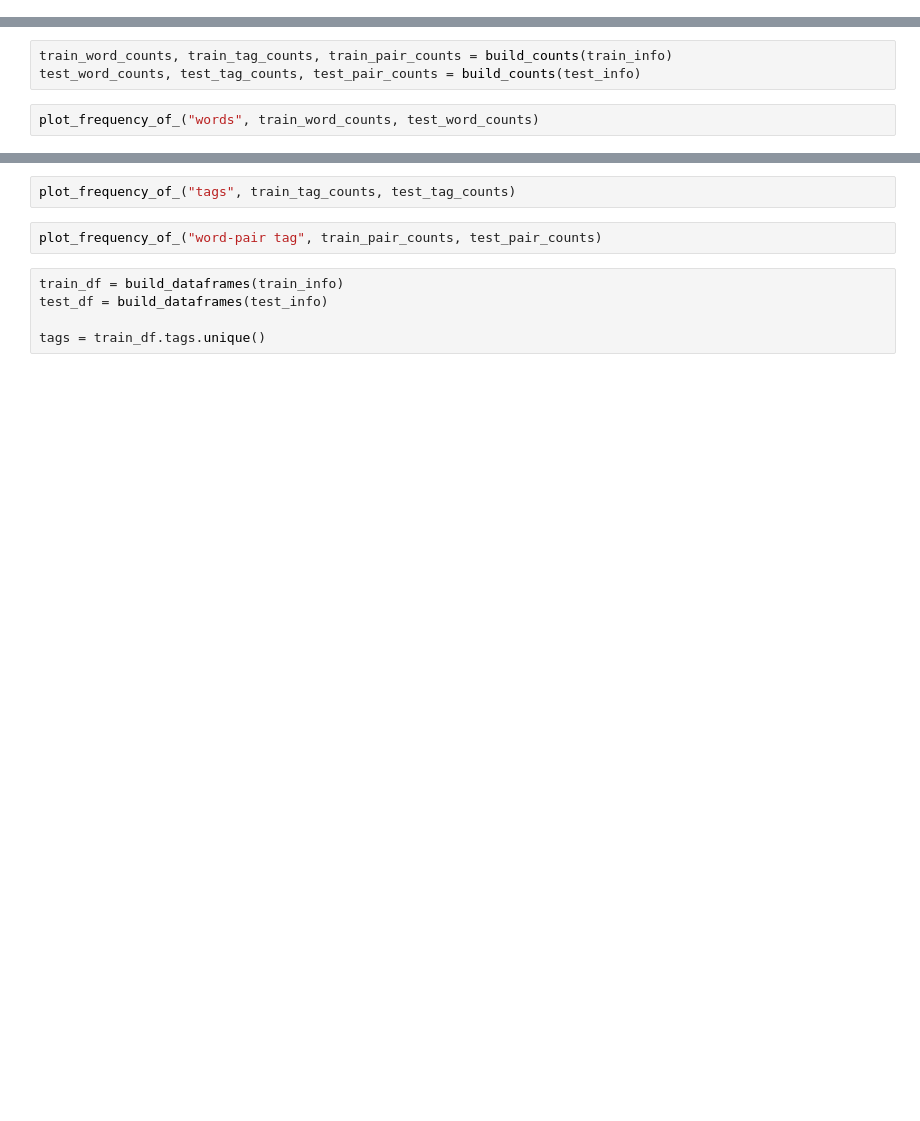
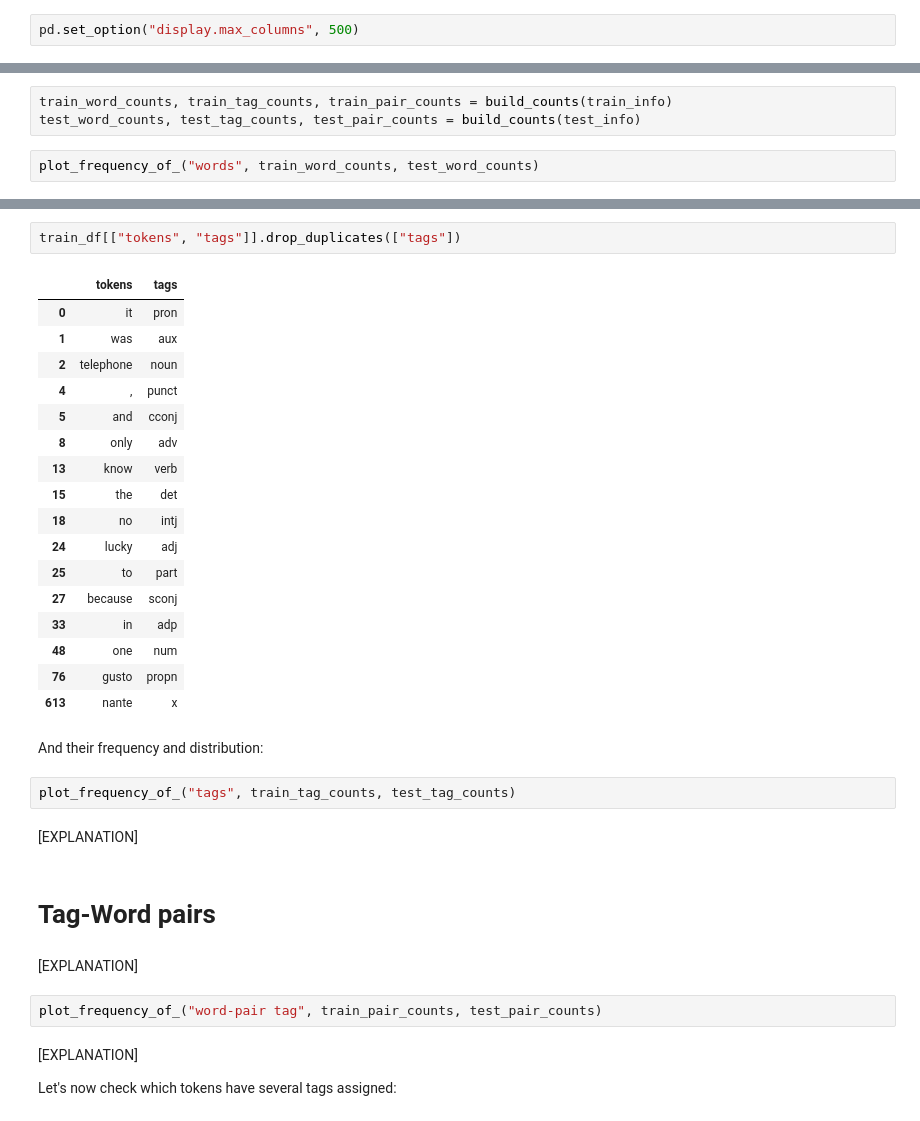
Before and after one commit to ramcarreno/pos-tagger, a Jupyter notebook: analyses/eda_english_data.ipynb, the cells around one changed output, grey strips where cells are left out. Saved outputs shown, nothing was run; the diff lists cells and outputs as text; blank space fills up the shorter version.

```diff
--- a/analyses/eda_english_data.ipynb
+++ b/analyses/eda_english_data.ipynb
@@ -15,0 +19,2 @@ from analyses.utils import (
+# %%
+pd.set_option("display.max_columns", 500)
@@ -49,9 +149,36 @@ plot_frequency_of_("words", train_word_counts, test_word_counts)
+# %%
+train_df[["tokens", "tags"]].drop_duplicates(["tags"])
+# %% [output]
+|  | tokens | tags |
+| 0 | it | pron |
+| 1 | was | aux |
+| 2 | telephone | noun |
+| 4 | , | punct |
+| 5 | and | cconj |
+| 8 | only | adv |
+| 13 | know | verb |
+| 15 | the | det |
+| 18 | no | intj |
+| 24 | lucky | adj |
+| 25 | to | part |
+| 27 | because | sconj |
+| 33 | in | adp |
+| 48 | one | num |
+| 76 | gusto | propn |
+| 613 | nante | x |
+# %% [markdown]
+And their frequency and distribution:
 # %%
 plot_frequency_of_("tags", train_tag_counts, test_tag_counts)
+# %% [markdown]
+[EXPLANATION]
+# %% [markdown]
+# Tag-Word pairs
+# %% [markdown]
+[EXPLANATION]
 # %%
 plot_frequency_of_("word-pair tag", train_pair_counts, test_pair_counts)
-# %%
-train_df = build_dataframes(train_info)
-test_df = build_dataframes(test_info)
-
-tags = train_df.tags.unique()
+# %% [markdown]
+[EXPLANATION]
+
+Let's now check which tokens have several tags assigned:
```
Also changed, not shown: parts of 36 cells of this notebook, 2 other files.
